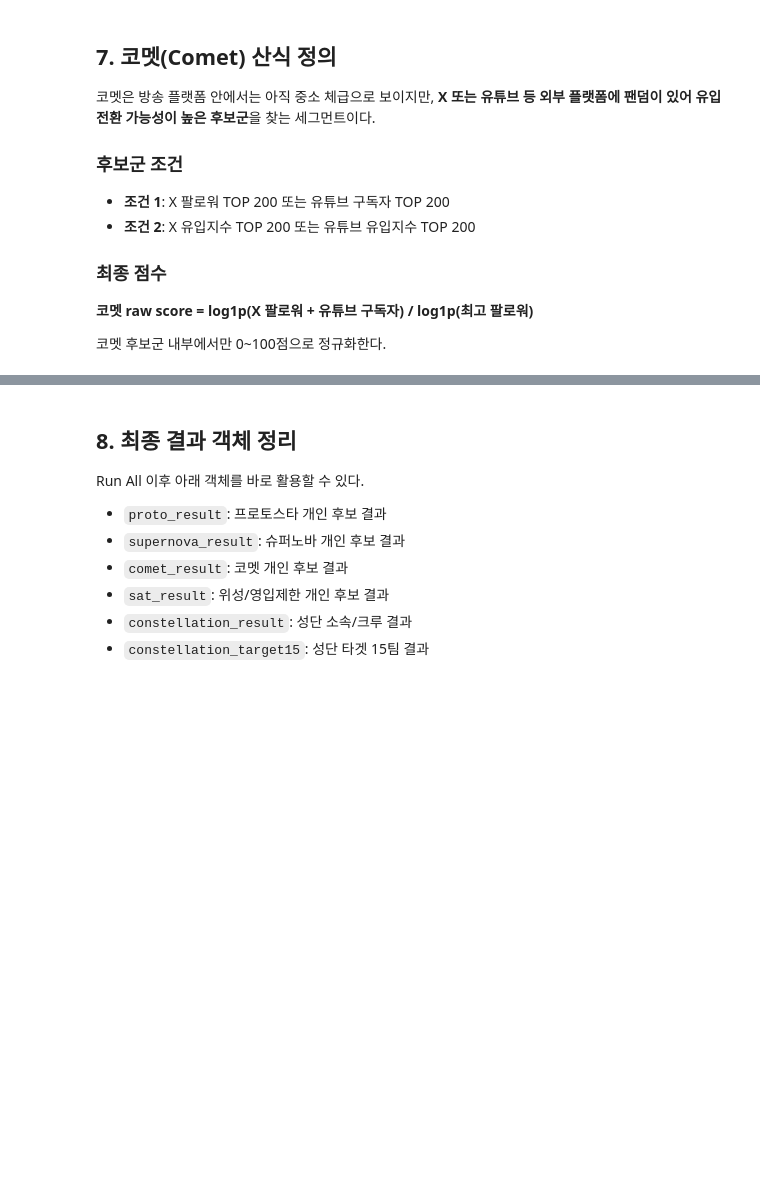
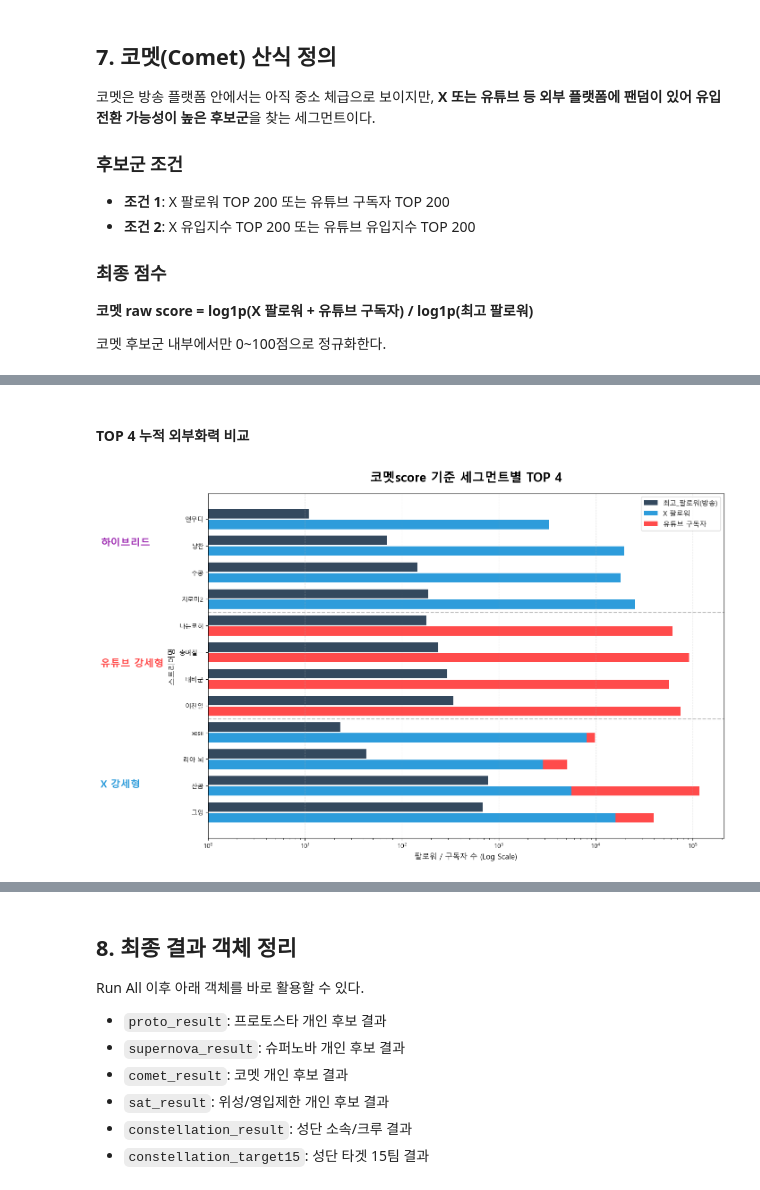
Before and after one commit to LeeSeungBok404/sparta17_data11_final_project, a Jupyter notebook: notebooks/KSI/04.분석결과/260508_세그먼트_통합정리본.ipynb, the cells around one changed output, grey strips where cells are left out. Drawn from its saved outputs; the diff is of its cells as text; code cells hidden in the pictures; blank space fills up the shorter version.

```diff
--- a/notebooks/KSI/04.분석결과/260508_세그먼트_통합정리본.ipynb
+++ b/notebooks/KSI/04.분석결과/260508_세그먼트_통합정리본.ipynb
@@ -1404,0 +1500,62 @@ plt.show()
+# %% [markdown]
+#### TOP 4 누적 외부화력 비교
+# %%
+comet_top4_external = comet_top4_by_route.sort_values(
+    ["그룹순서", "코멧score"],
+    ascending=[True, False],
+).reset_index(drop=True)
+
+comet_top4_external["X누적"] = comet_top4_external["X_팔로워"].clip(lower=0)
+comet_top4_external["유튜브누적"] = comet_top4_external["유튜브_구독자"].clip(lower=0)
+
+fig, ax = plt.subplots(figsize=(16, 10), facecolor="white")
+y = np.arange(len(comet_top4_external))
+
+ax.barh(
+    y - 0.2,
+    comet_top4_external["최고_팔로워"].clip(lower=1),
+    height=0.35,
+    color="#34495E",
+    label="최고_팔로워(방송)",
+)
+
+ax.barh(
+    y + 0.2,
+    comet_top4_external["X누적"].replace(0, 1),
+    height=0.35,
+    color="#2D9CDB",
+    label="X 팔로워",
+)
+
+ax.barh(
+    y + 0.2,
+    comet_top4_external["유튜브누적"].replace(0, 1),
+    left=comet_top4_external["X누적"].replace(0, 1),
+    height=0.35,
+    color="#FF4B4B",
+    label="유튜브 구독자",
+)
+
+ax.set_yticks(y)
+ax.set_yticklabels(comet_top4_external["스트리머명"])
+ax.invert_yaxis()
+ax.set_xscale("log")
+ax.set_xlabel("팔로워 / 구독자 수 (Log Scale)", fontsize=12)
+ax.set_ylabel("스트리머명", fontsize=12)
+ax.set_title("코멧score 기준 세그먼트별 TOP 4", fontsize=20, fontweight="bold", pad=20)
+
+if len(comet_top4_external) > 4:
+    ax.axhline(3.5, color="gray", linestyle="--", alpha=0.5)
+if len(comet_top4_external) > 8:
+    ax.axhline(7.5, color="gray", linestyle="--", alpha=0.5)
+
+plt.subplots_adjust(left=0.18)
+fig.text(0.03, 0.23, "X 강세형", fontsize=16, fontweight="bold", color="#2D9CDB", va="center")
+fig.text(0.03, 0.50, "유튜브 강세형", fontsize=16, fontweight="bold", color="#FF4B4B", va="center")
+fig.text(0.03, 0.77, "하이브리드", fontsize=16, fontweight="bold", color="#9C27B0", va="center")
+
+ax.legend(fontsize=11)
+ax.grid(axis="x", linestyle="--", alpha=0.3)
+plt.show()
+# %% [output]
+[figure, added]
```
Also changed, not shown: parts of 25 cells of this notebook.
